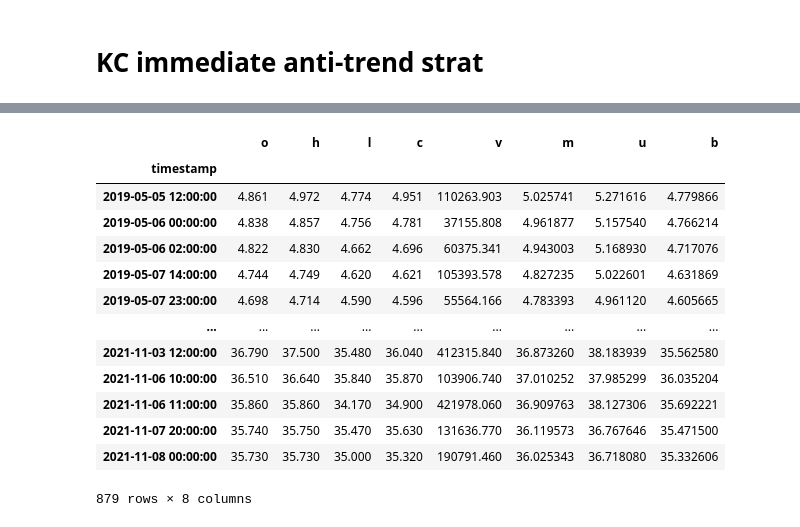
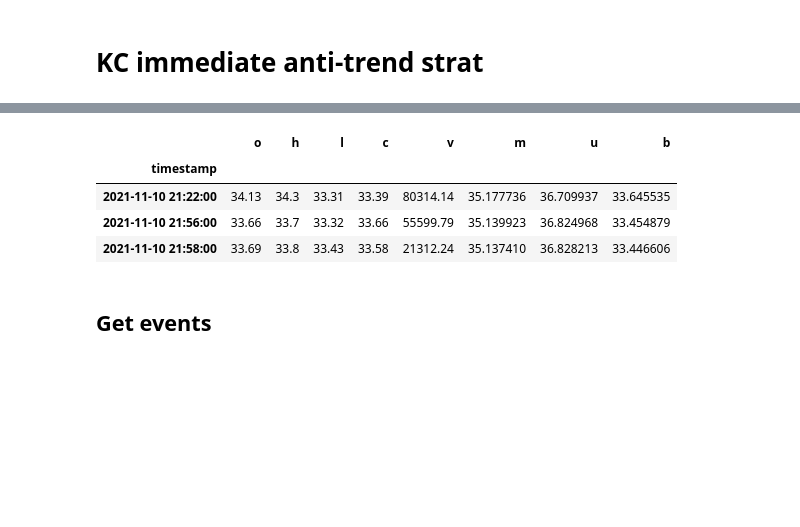
Before and after one commit to sunnymnie/chart-visualizer, a Jupyter notebook: kc-anti-trend.ipynb, the cells around one changed output, grey strips where cells are left out. Saved outputs shown, nothing was run; the diff lists cells and outputs as text; code cells hidden in the pictures; blank space fills up the shorter version.

```diff
--- a/kc-anti-trend.ipynb
+++ b/kc-anti-trend.ipynb
@@ -45,0 +70,10 @@ ax.plot(df_.kc_lower)
+# %%
+# df = dl.get_working_data("ATOMUSDT", span="m")
+# df = dl.get_working_data("DOTUSDT", span="m")
+# df = dl.get_working_data("ADAUSDT", span="m")
+# df = dl.get_working_data("BATUSDT", span="m")
+# df = dl.get_working_data("SOLUSDT", span="m")
+df = dl.get_working_data("LINKUSDT", span="m")
+
+
+# df = dl.get_working_data("BTCUSDT", span="m")
@@ -52,19 +88,10 @@ df_s = df_.shift()
 c_up = df_[(df_.h>df_.u) & (df_s.h<df_.u)]
 c_down = df_[(df_.l<df_.b) & (df_s.l>df_.b)]
 # %%
-c_down
+c_down.tail(3)
 # %% [output]
 |  | o | h | l | c | v | m | u | b |
 | timestamp |  |  |  |  |  |  |  |  |
-| 2019-05-05 12:00:00 | 4.861 | 4.972 | 4.774 | 4.951 | 110263.903 | 5.025741 | 5.271616 | 4.779866 |
-| 2019-05-06 00:00:00 | 4.838 | 4.857 | 4.756 | 4.781 | 37155.808 | 4.961877 | 5.157540 | 4.766214 |
-| 2019-05-06 02:00:00 | 4.822 | 4.830 | 4.662 | 4.696 | 60375.341 | 4.943003 | 5.168930 | 4.717076 |
-| 2019-05-07 14:00:00 | 4.744 | 4.749 | 4.620 | 4.621 | 105393.578 | 4.827235 | 5.022601 | 4.631869 |
-| 2019-05-07 23:00:00 | 4.698 | 4.714 | 4.590 | 4.596 | 55564.166 | 4.783393 | 4.961120 | 4.605665 |
-| ... | ... | ... | ... | ... | ... | ... | ... | ... |
-| 2021-11-03 12:00:00 | 36.790 | 37.500 | 35.480 | 36.040 | 412315.840 | 36.873260 | 38.183939 | 35.562580 |
-| 2021-11-06 10:00:00 | 36.510 | 36.640 | 35.840 | 35.870 | 103906.740 | 37.010252 | 37.985299 | 36.035204 |
-| 2021-11-06 11:00:00 | 35.860 | 35.860 | 34.170 | 34.900 | 421978.060 | 36.909763 | 38.127306 | 35.692221 |
-| 2021-11-07 20:00:00 | 35.740 | 35.750 | 35.470 | 35.630 | 131636.770 | 36.119573 | 36.767646 | 35.471500 |
-| 2021-11-08 00:00:00 | 35.730 | 35.730 | 35.000 | 35.320 | 190791.460 | 36.025343 | 36.718080 | 35.332606 |
+| 2021-11-10 21:22:00 | 34.13 | 34.3 | 33.31 | 33.39 | 80314.14 | 35.177736 | 36.709937 | 33.645535 |
+| 2021-11-10 21:56:00 | 33.66 | 33.7 | 33.32 | 33.66 | 55599.79 | 35.139923 | 36.824968 | 33.454879 |
+| 2021-11-10 21:58:00 | 33.69 | 33.8 | 33.43 | 33.58 | 21312.24 | 35.137410 | 36.828213 | 33.446606 |
-879 rows × 8 columns
@@ -71,2 +110,4 @@ c_down
+# %% [markdown]
+## Get events
 # %%
 events = pd.DataFrame(np.nan, index=c_down.index, columns=["ret", "t1"])
```
Also changed, not shown: parts of 36 cells of this notebook, 2 other files.
